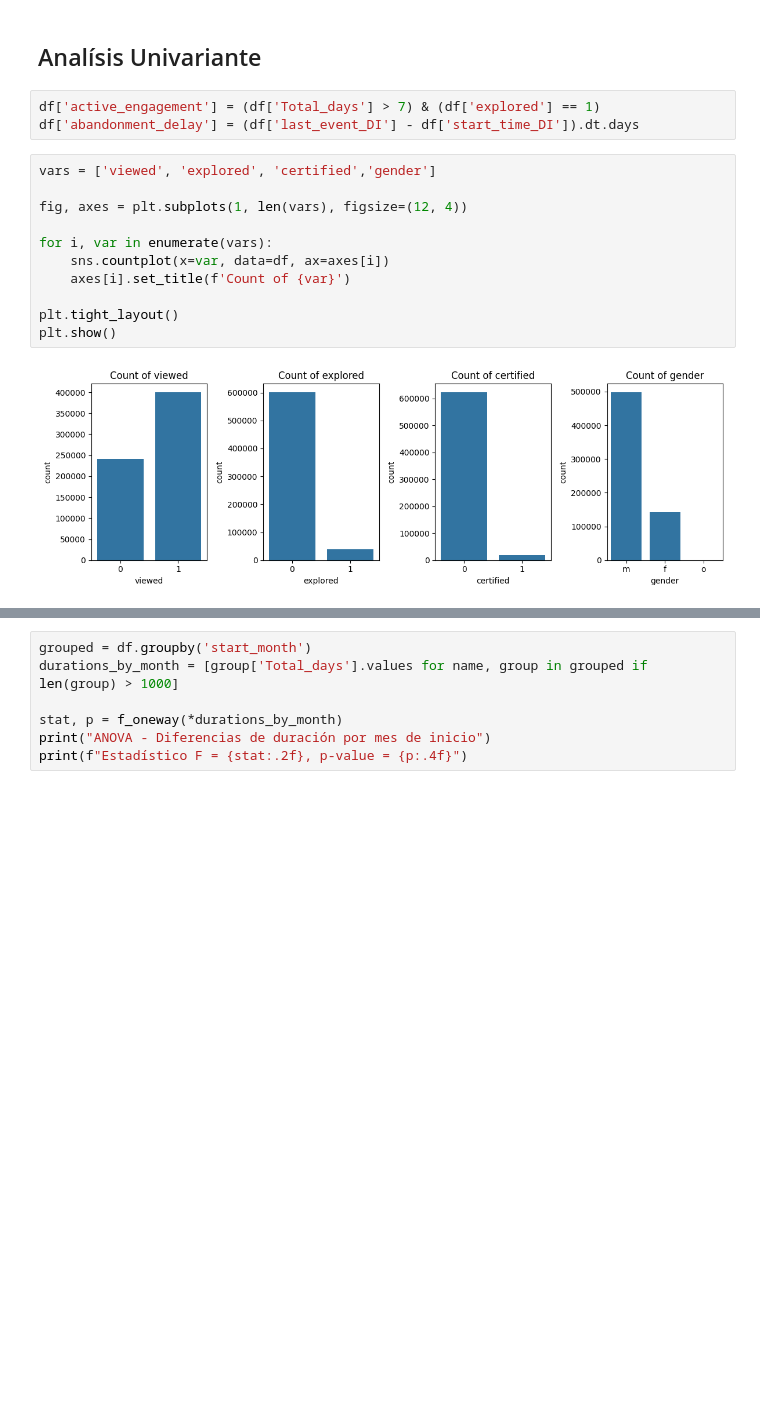
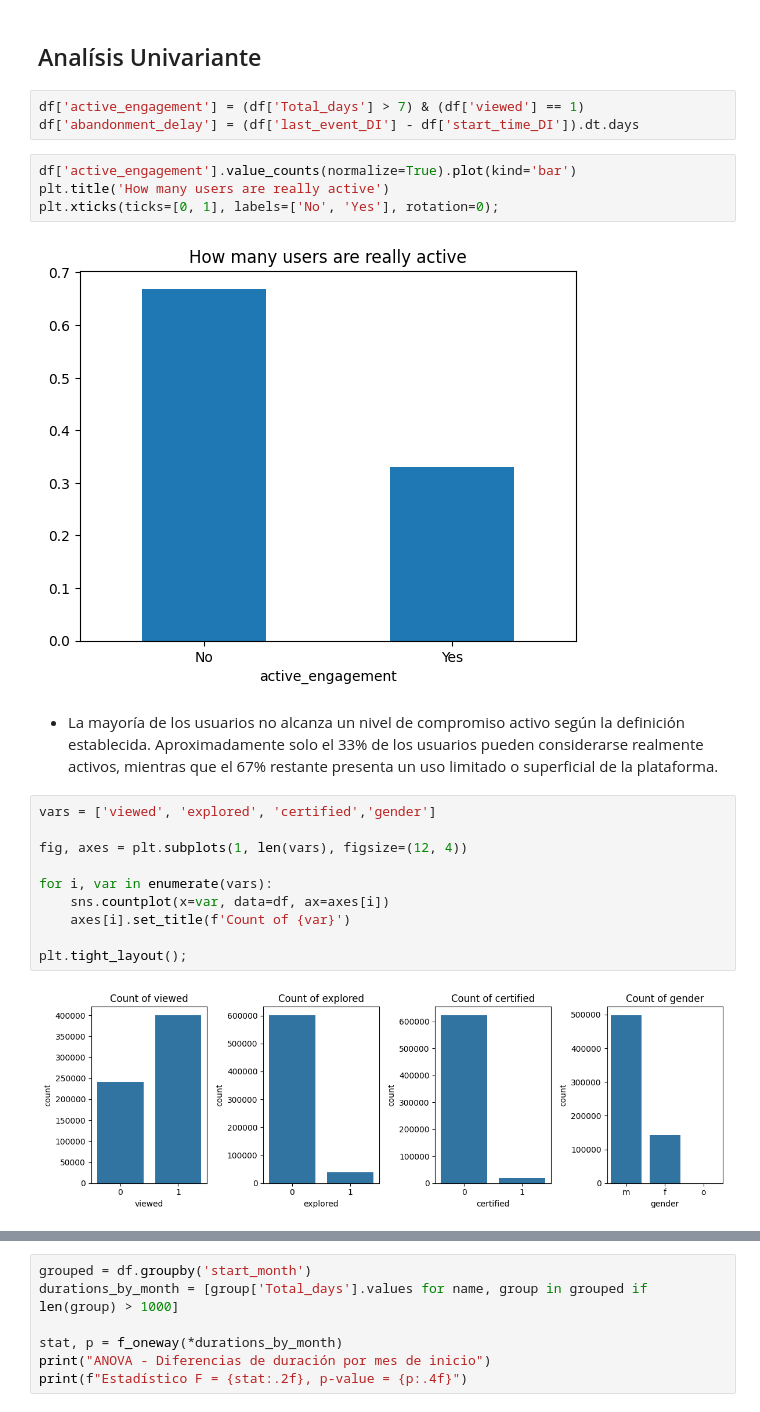
Before and after one commit to abdonrb/Course-engagement, a Jupyter notebook: notebooks/Eda.ipynb, the cells around one changed output, grey strips where cells are left out. Drawn from its saved outputs; the diff is of its cells as text; blank space fills up the shorter version.

```diff
--- a/notebooks/Eda.ipynb
+++ b/notebooks/Eda.ipynb
@@ -317,8 +320,16 @@ plt.show()
 # %% [markdown]
 ## Analísis Univariante
 # %%
-df['active_engagement'] = (df['Total_days'] > 7) & (df['explored'] == 1)
+df['active_engagement'] = (df['Total_days'] > 7) & (df['viewed'] == 1)
 df['abandonment_delay'] = (df['last_event_DI'] - df['start_time_DI']).dt.days
+# %%
+df['active_engagement'].value_counts(normalize=True).plot(kind='bar')
+plt.title('How many users are really active')
+plt.xticks(ticks=[0, 1], labels=['No', 'Yes'], rotation=0);
+# %% [output]
+[figure, added]
+# %% [markdown]
+- La mayoría de los usuarios no alcanza un nivel de compromiso activo según la definición establecida. Aproximadamente solo el 33% de los usuarios pueden considerarse realmente activos, mientras que el 67% restante presenta un uso limitado o superficial de la plataforma.
 # %%
 vars = ['viewed', 'explored', 'certified','gender']
 
@@ -328,7 +339,6 @@ for i, var in enumerate(vars):
     sns.countplot(x=var, data=df, ax=axes[i])
     axes[i].set_title(f'Count of {var}')
 
-plt.tight_layout()
-plt.show()
+plt.tight_layout();
 # %% [output]
 [figure]
```
Also changed, not shown: parts of 28 cells of this notebook.
